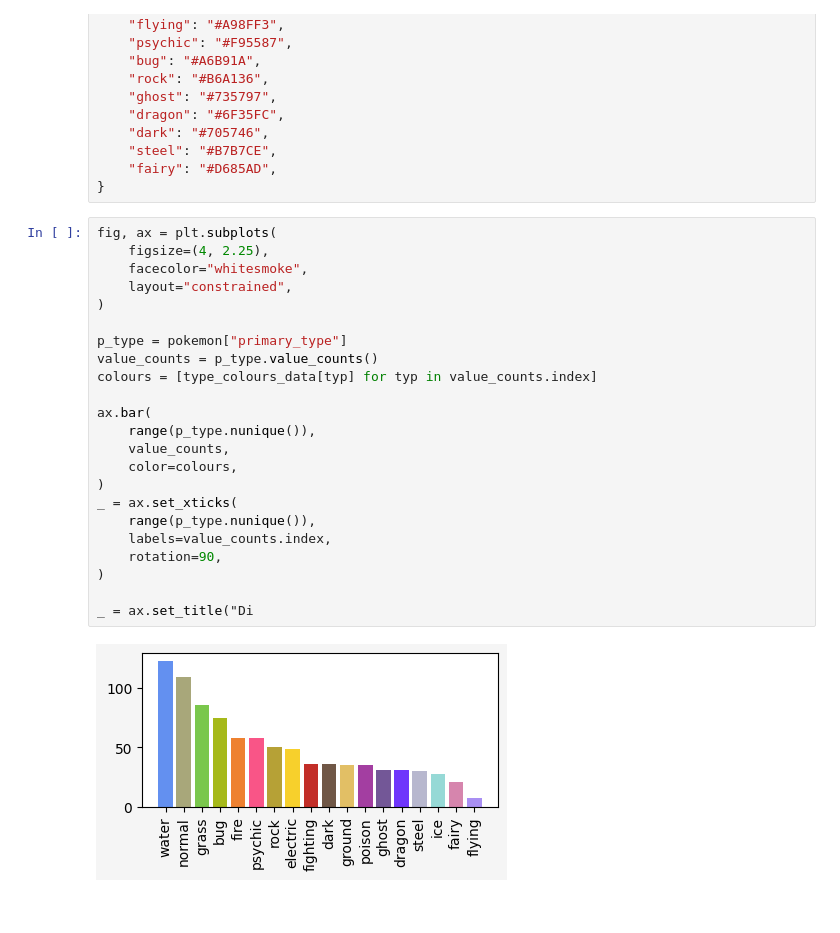
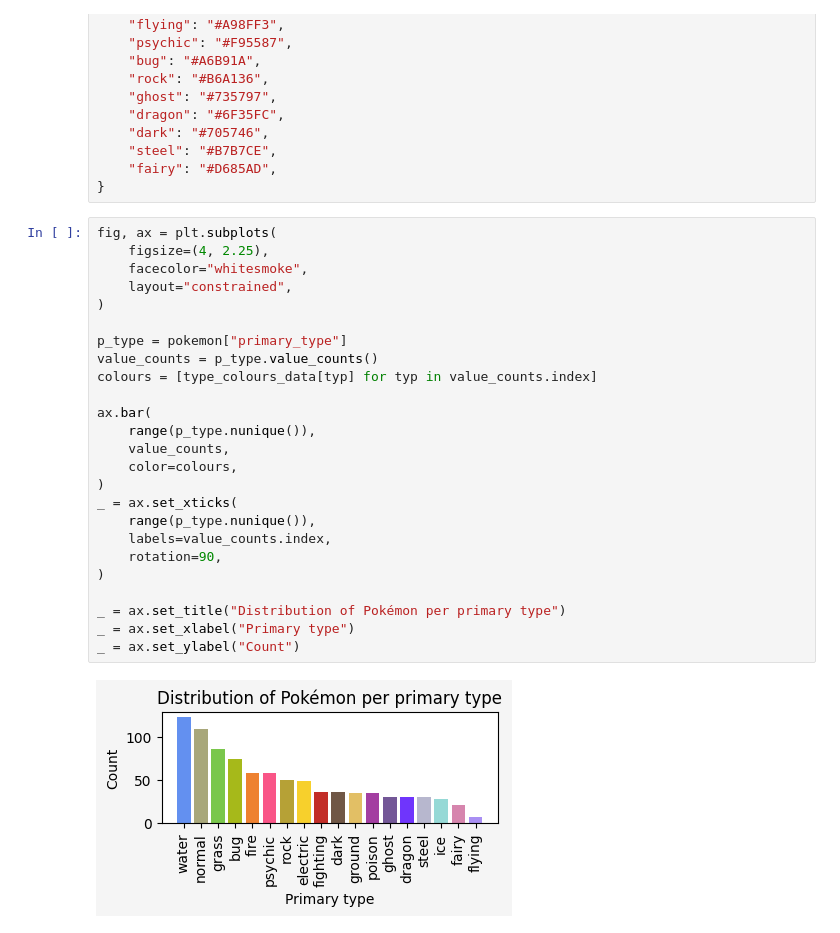
Before and after one commit to mathspp/20240510-webinar-pandas-matplotlib, a Jupyter notebook: webinar.ipynb, the cells around one changed output. Cells and saved outputs as stored; diff of their text form.

```diff
--- a/webinar.ipynb
+++ b/webinar.ipynb
@@ -862,25 +862,27 @@ type_colours_data = {
 # %%
 fig, ax = plt.subplots(
     figsize=(4, 2.25),
     facecolor="whitesmoke",
     layout="constrained",
 )
 
 p_type = pokemon["primary_type"]
 value_counts = p_type.value_counts()
 colours = [type_colours_data[typ] for typ in value_counts.index]
 
 ax.bar(
     range(p_type.nunique()),
     value_counts,
     color=colours,
 )
 _ = ax.set_xticks(
     range(p_type.nunique()),
     labels=value_counts.index,
     rotation=90,
 )
 
-_ = ax.set_title("Di
+_ = ax.set_title("Distribution of Pokémon per primary type")
+_ = ax.set_xlabel("Primary type")
+_ = ax.set_ylabel("Count")
 # %% [output]
-[figure, old version]
+[figure, new version]
```
Also changed, not shown: parts of 1 cell of this notebook.
